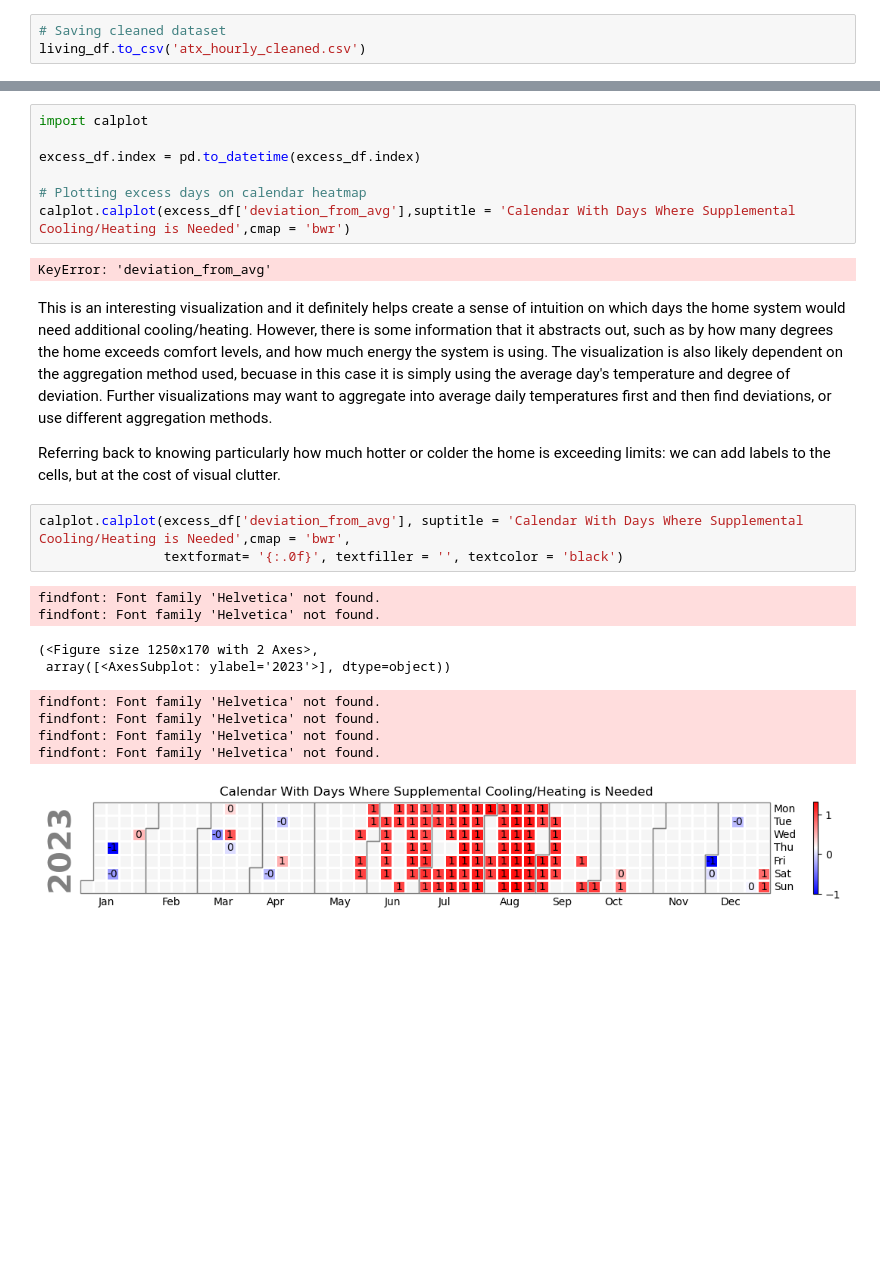
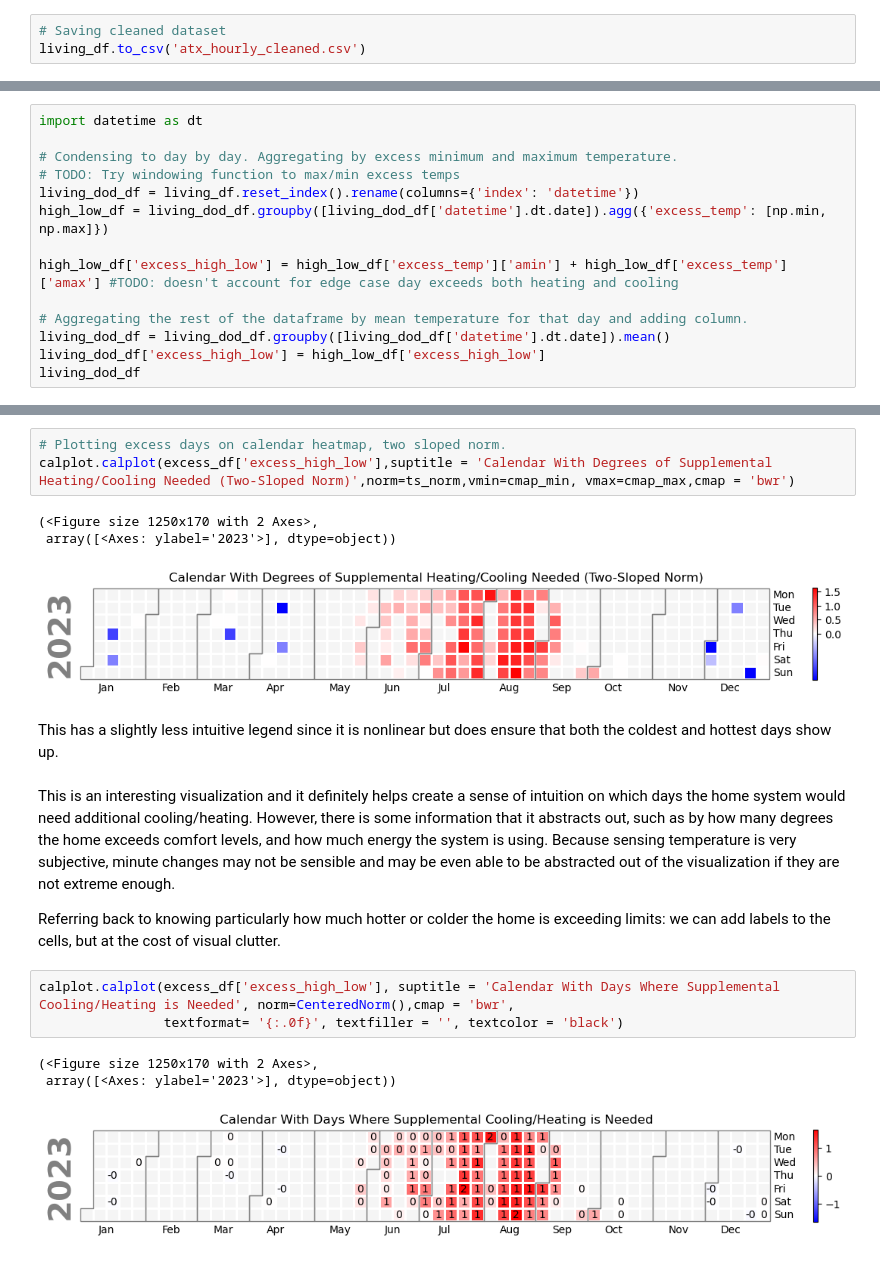
Before and after one commit to alchemicHen/hvac-viz, a Jupyter notebook: cleaning_calendar_viz.ipynb, the cells around one changed output, grey strips where cells are left out. Drawn from its saved outputs; the diff is of its cells as text; blank space fills up the shorter version.

Commit message:
wrangled degrees in excess, created normalized color map calendar heatmap visualizations

```diff
--- a/cleaning_calendar_viz.ipynb
+++ b/cleaning_calendar_viz.ipynb
@@ -141,0 +117,14 @@ living_dod_df
+# %%
+import datetime as dt
+
+# Condensing to day by day. Aggregating by excess minimum and maximum temperature.
+# TODO: Try windowing function to max/min excess temps
+living_dod_df = living_df.reset_index().rename(columns={'index': 'datetime'})
+high_low_df = living_dod_df.groupby([living_dod_df['datetime'].dt.date]).agg({'excess_temp': [np.min, np.max]})
+
+high_low_df['excess_high_low'] = high_low_df['excess_temp']['amin'] + high_low_df['excess_temp']['amax'] #TODO: doesn't account for edge case day exceeds both heating and cooling
+
+# Aggregating the rest of the dataframe by mean temperature for that day and adding column.
+living_dod_df = living_dod_df.groupby([living_dod_df['datetime'].dt.date]).mean()
+living_dod_df['excess_high_low'] = high_low_df['excess_high_low']
+living_dod_df
@@ -160,27 +182,21 @@ excess_df
 # %%
-import calplot
-
-excess_df.index = pd.to_datetime(excess_df.index)
-
-# Plotting excess days on calendar heatmap
-calplot.calplot(excess_df['deviation_from_avg'],suptitle = 'Calendar With Days Where Supplemental Cooling/Heating is Needed',cmap = 'bwr')
+# Plotting excess days on calendar heatmap, two sloped norm.
+calplot.calplot(excess_df['excess_high_low'],suptitle = 'Calendar With Degrees of Supplemental Heating/Cooling Needed (Two-Sloped Norm)',norm=ts_norm,vmin=cmap_min, vmax=cmap_max,cmap = 'bwr')
 # %% [output]
-KeyError: 'deviation_from_avg'
+(<Figure size 1250x170 with 2 Axes>,
+ array([<Axes: ylabel='2023'>], dtype=object))
+[figure, added]
+# %% [markdown]
+This has a slightly less intuitive legend since it is nonlinear but does ensure that both the coldest and hottest days show up.
 # %% [markdown]
-This is an interesting visualization and it definitely helps create a sense of intuition on which days the home system would need additional cooling/heating. However, there is some information that it abstracts out, such as by how many degrees the home exceeds comfort levels, and how much energy the system is using. The visualization is also likely dependent on the aggregation method used, becuase in this case it is simply using the average day's temperature and degree of deviation. Further visualizations may want to aggregate into average daily temperatures first and then find deviations, or use different aggregation methods.
+This is an interesting visualization and it definitely helps create a sense of intuition on which days the home system would need additional cooling/heating. However, there is some information that it abstracts out, such as by how many degrees the home exceeds comfort levels, and how much energy the system is using. Because sensing temperature is very subjective, minute changes may not be sensible and may be even able to be abstracted out of the visualization if they are not extreme enough.
 
 Referring back to knowing particularly how much hotter or colder the home is exceeding limits: we can add labels to the cells, but at the cost of visual clutter.
 # %%
-calplot.calplot(excess_df['deviation_from_avg'], suptitle = 'Calendar With Days Where Supplemental Cooling/Heating is Needed',cmap = 'bwr',
+calplot.calplot(excess_df['excess_high_low'], suptitle = 'Calendar With Days Where Supplemental Cooling/Heating is Needed', norm=CenteredNorm(),cmap = 'bwr',
                 textformat= '{:.0f}', textfiller = '', textcolor = 'black')
 # %% [output]
-findfont: Font family 'Helvetica' not found.
-findfont: Font family 'Helvetica' not found.
+(<Figure size 1250x170 with 2 Axes>,
+ array([<Axes: ylabel='2023'>], dtype=object))
-(<Figure size 1250x170 with 2 Axes>,
- array([<AxesSubplot: ylabel='2023'>], dtype=object))
-findfont: Font family 'Helvetica' not found.
-findfont: Font family 'Helvetica' not found.
-findfont: Font family 'Helvetica' not found.
-findfont: Font family 'Helvetica' not found.
-[figure, old version]
+[figure, new version]
 # %% [markdown]
```
Also changed, not shown: parts of 9 cells of this notebook.
